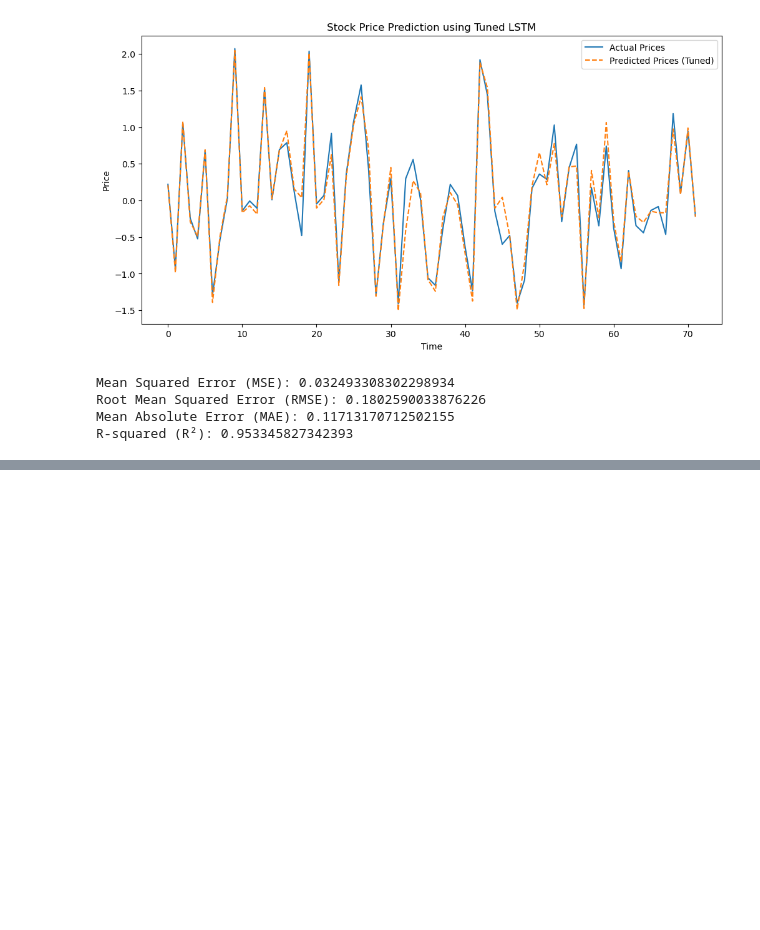
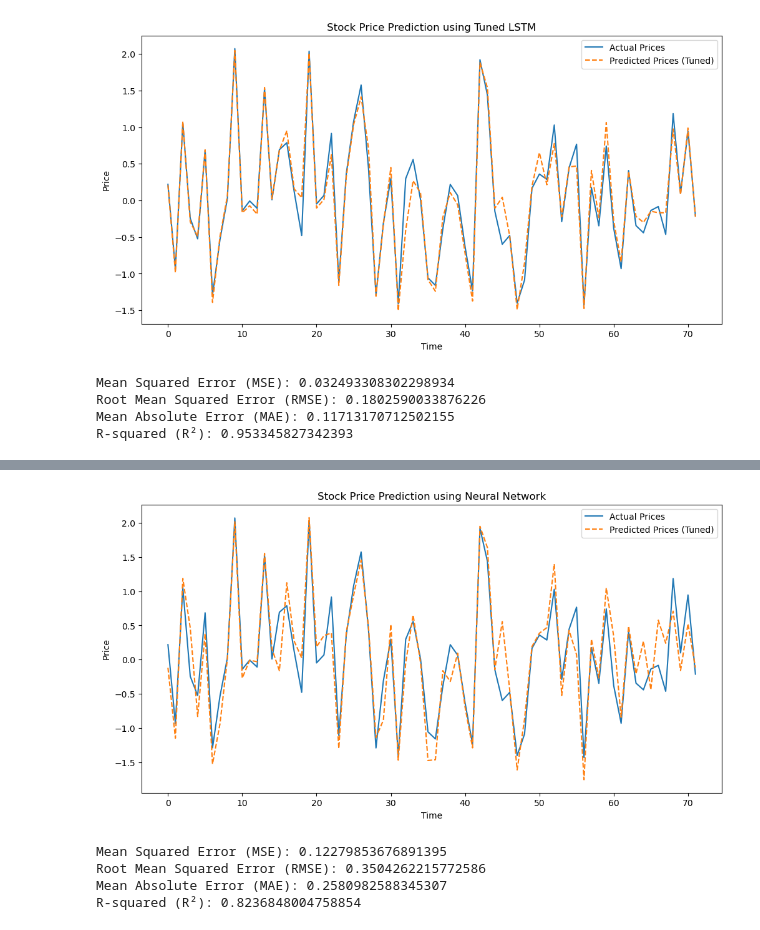
Before and after one commit to ngandy02/ML-stock-prediction, a Jupyter notebook: ML Project.ipynb, the cells around one changed output, grey strips where cells are left out. Cells and saved outputs as stored; diff of their text form; code cells hidden in the pictures; blank space fills up the shorter version.

Commit message:
Finished training Regular NN model

```diff
--- a/ML Project.ipynb
+++ b/ML Project.ipynb
@@ -620,0 +745,13 @@ IndexError: arrays used as indices must be of integer (or boolean) type
+# %%
+
+# Creating the Neural Network Model
+NNmodel = Sequential()
+# Input layer and Hidden layer
+NNmodel.add(Dense(30, input_dim=X.shape[2] * time_steps, activation='relu'))  # Activation function can be ReLU
+# input layer takes into account the features of each sample during each of the time_steps
+# Output layer, with 1 neuron for regression
+NNmodel.add(Dense(1))  # No activation function for regression output
+# Compile/build the model
+NNmodel.compile(loss='mean_squared_error', optimizer='adam')
+
+NNmodel.fit(X_train, y_train, epochs=50, batch_size=64, validation_data=(X_test, y_test))
@@ -620,0 +779,2 @@ IndexError: arrays used as indices must be of integer (or boolean) type
+# %%
+NN_predictions_model = NNmodel.predict(X_test)
@@ -620,0 +783,30 @@ IndexError: arrays used as indices must be of integer (or boolean) type
+# %%
+
+# Plot the results for the tuned NN model
+plt.figure(figsize=(12, 6))
+plt.plot(y_test, label="Actual Prices")
+plt.plot(NN_predictions_model, label="Predicted Prices (Tuned)", linestyle='--')
+plt.title('Stock Price Prediction using Neural Network')
+plt.xlabel('Time')
+plt.ylabel('Price')
+plt.legend()
+plt.show()
+# %% [output]
+[figure, added]
+# %%
+# Calculate metrics
+mse = mean_squared_error(y_test, NN_predictions_model)
+rmse = np.sqrt(mse)
+mae = mean_absolute_error(y_test, NN_predictions_model)
+r2 = r2_score(y_test, NN_predictions_model)
+
+# Output the results
+print("Mean Squared Error (MSE):", mse)
+print("Root Mean Squared Error (RMSE):", rmse)
+print("Mean Absolute Error (MAE):", mae)
+print("R-squared (R²):", r2)
+# %% [output]
+Mean Squared Error (MSE): 0.12279853676891395
+Root Mean Squared Error (RMSE): 0.3504262215772586
+Mean Absolute Error (MAE): 0.2580982588345307
+R-squared (R²): 0.8236848004758854
```
Also changed, not shown: parts of 14 cells of this notebook.
